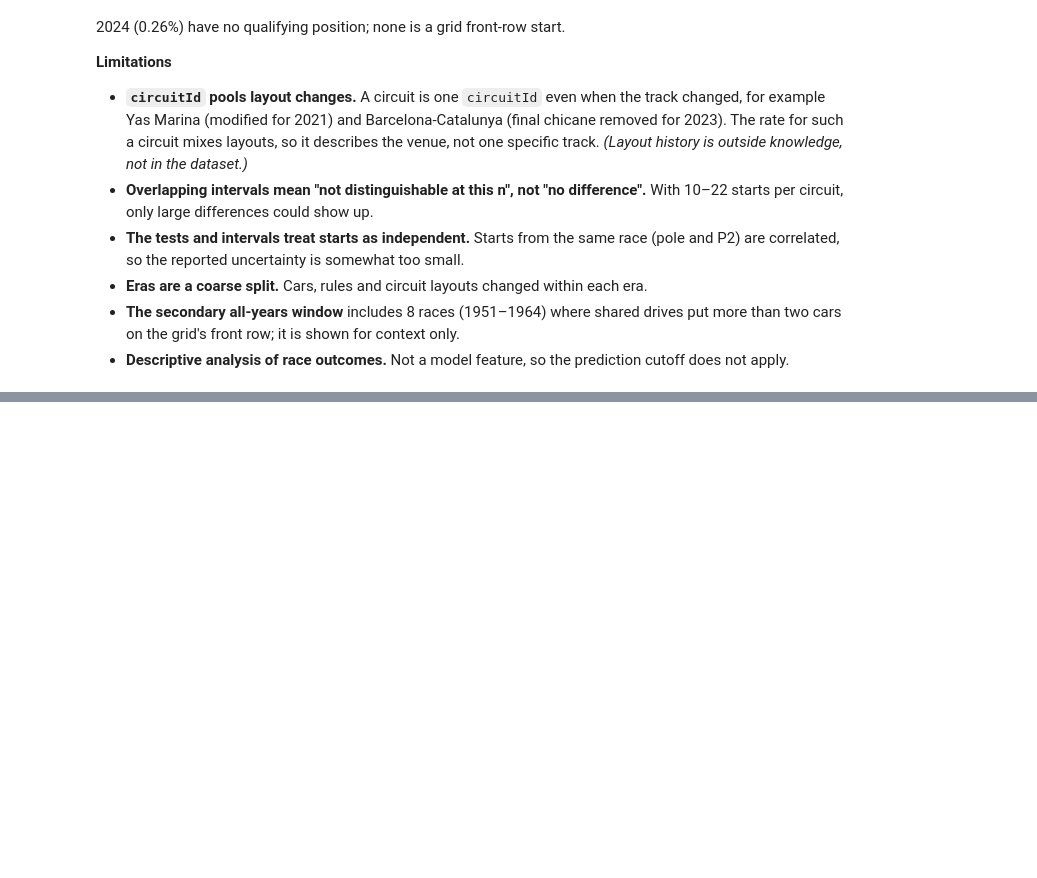
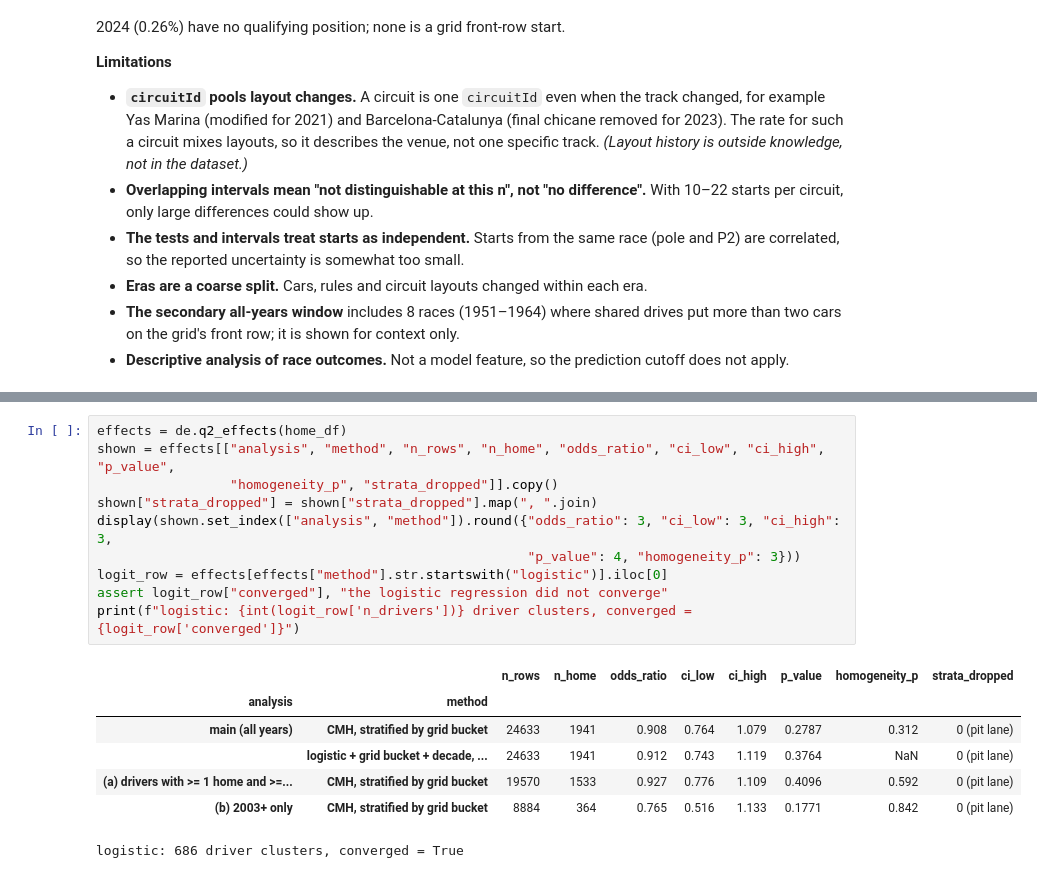
Before and after one commit to YShimy/f1-podium, a Jupyter notebook: notebooks/milestone1.ipynb, the cells around one changed output, grey strips where cells are left out. Drawn from its saved outputs; the diff is of its cells as text; blank space fills up the shorter version.

```diff
--- a/notebooks/milestone1.ipynb
+++ b/notebooks/milestone1.ipynb
@@ -2167,0 +2321,18 @@ have no qualifying position; none is a grid front-row start.
+# %%
+effects = de.q2_effects(home_df)
+shown = effects[["analysis", "method", "n_rows", "n_home", "odds_ratio", "ci_low", "ci_high", "p_value",
+                 "homogeneity_p", "strata_dropped"]].copy()
+shown["strata_dropped"] = shown["strata_dropped"].map(", ".join)
+display(shown.set_index(["analysis", "method"]).round({"odds_ratio": 3, "ci_low": 3, "ci_high": 3,
+                                                       "p_value": 4, "homogeneity_p": 3}))
+logit_row = effects[effects["method"].str.startswith("logistic")].iloc[0]
+assert logit_row["converged"], "the logistic regression did not converge"
+print(f"logistic: {int(logit_row['n_drivers'])} driver clusters, converged = {logit_row['converged']}")
+# %% [output]
+|  |  | n_rows | n_home | odds_ratio | ci_low | ci_high | p_value | homogeneity_p | strata_dropped |
+| analysis | method |  |  |  |  |  |  |  |  |
+| main (all years) | CMH, stratified by grid bucket | 24633 | 1941 | 0.908 | 0.764 | 1.079 | 0.2787 | 0.312 | 0 (pit lane) |
+|  | logistic + grid bucket + decade, ... | 24633 | 1941 | 0.912 | 0.743 | 1.119 | 0.3764 | NaN | 0 (pit lane) |
+| (a) drivers with >= 1 home and >=... | CMH, stratified by grid bucket | 19570 | 1533 | 0.927 | 0.776 | 1.109 | 0.4096 | 0.592 | 0 (pit lane) |
+| (b) 2003+ only | CMH, stratified by grid bucket | 8884 | 364 | 0.765 | 0.516 | 1.133 | 0.1771 | 0.842 | 0 (pit lane) |
+logistic: 686 driver clusters, converged = True
```
Also changed, not shown: parts of 13 cells of this notebook, 2 other files.
